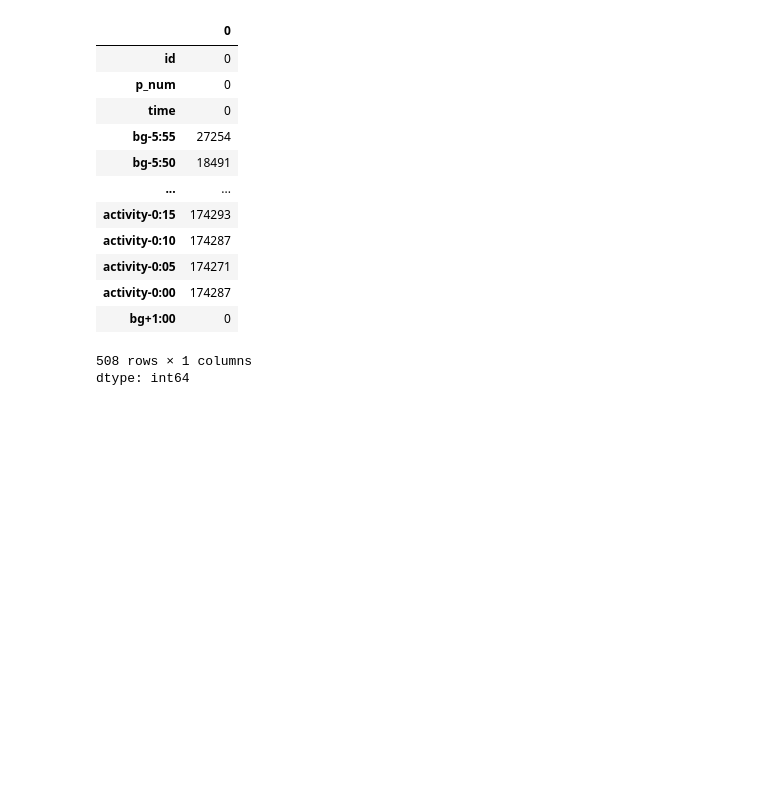
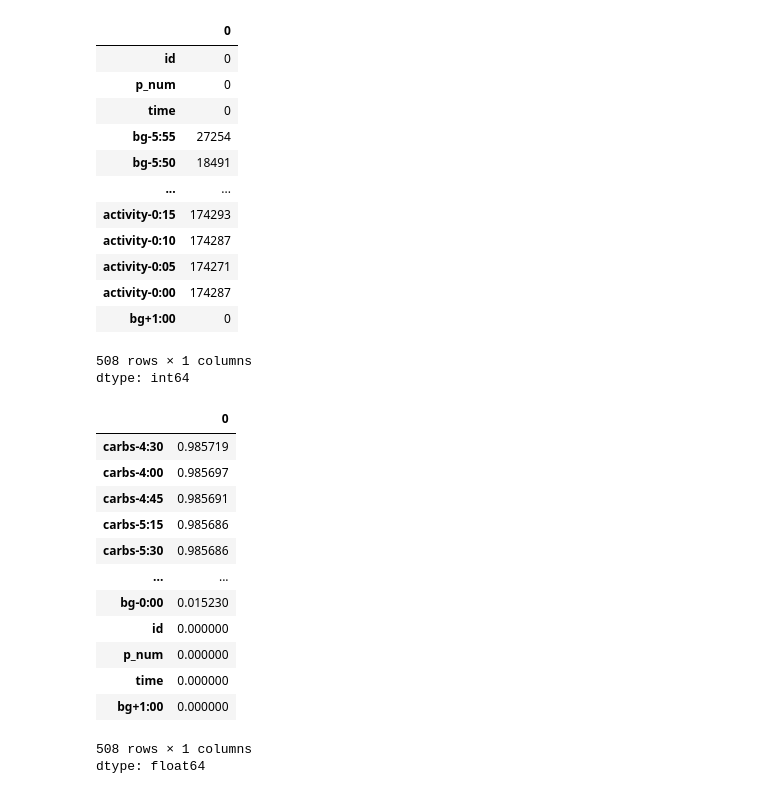
Before and after one commit to txrds/Blood-Glucose-Prediction-Competition, a Jupyter notebook: Blood_Glucose_Prediction_Competition.ipynb, the cells around one changed output. Cells and saved outputs as stored; diff of their text form; code cells hidden in the pictures; blank space fills up the shorter version.

```diff
--- a/Blood_Glucose_Prediction_Competition.ipynb
+++ b/Blood_Glucose_Prediction_Competition.ipynb
@@ -63,3 +67,22 @@ train_df.isna().sum()
 | bg+1:00 | 0 |
 508 rows × 1 columns
 dtype: int64
+# %%
+#Proporção de Dados Faltantes: Avalie a proporção de valores ausentes por coluna
+missing_data = train_df.isnull().mean().sort_values(ascending=False)
+missing_data
+# %% [output]
+|  | 0 |
+| carbs-4:30 | 0.985719 |
+| carbs-4:00 | 0.985697 |
+| carbs-4:45 | 0.985691 |
+| carbs-5:15 | 0.985686 |
+| carbs-5:30 | 0.985686 |
+| ... | ... |
+| bg-0:00 | 0.015230 |
+| id | 0.000000 |
+| p_num | 0.000000 |
+| time | 0.000000 |
+| bg+1:00 | 0.000000 |
+508 rows × 1 columns
+dtype: float64
```
Also changed, not shown: parts of 6 cells of this notebook.
